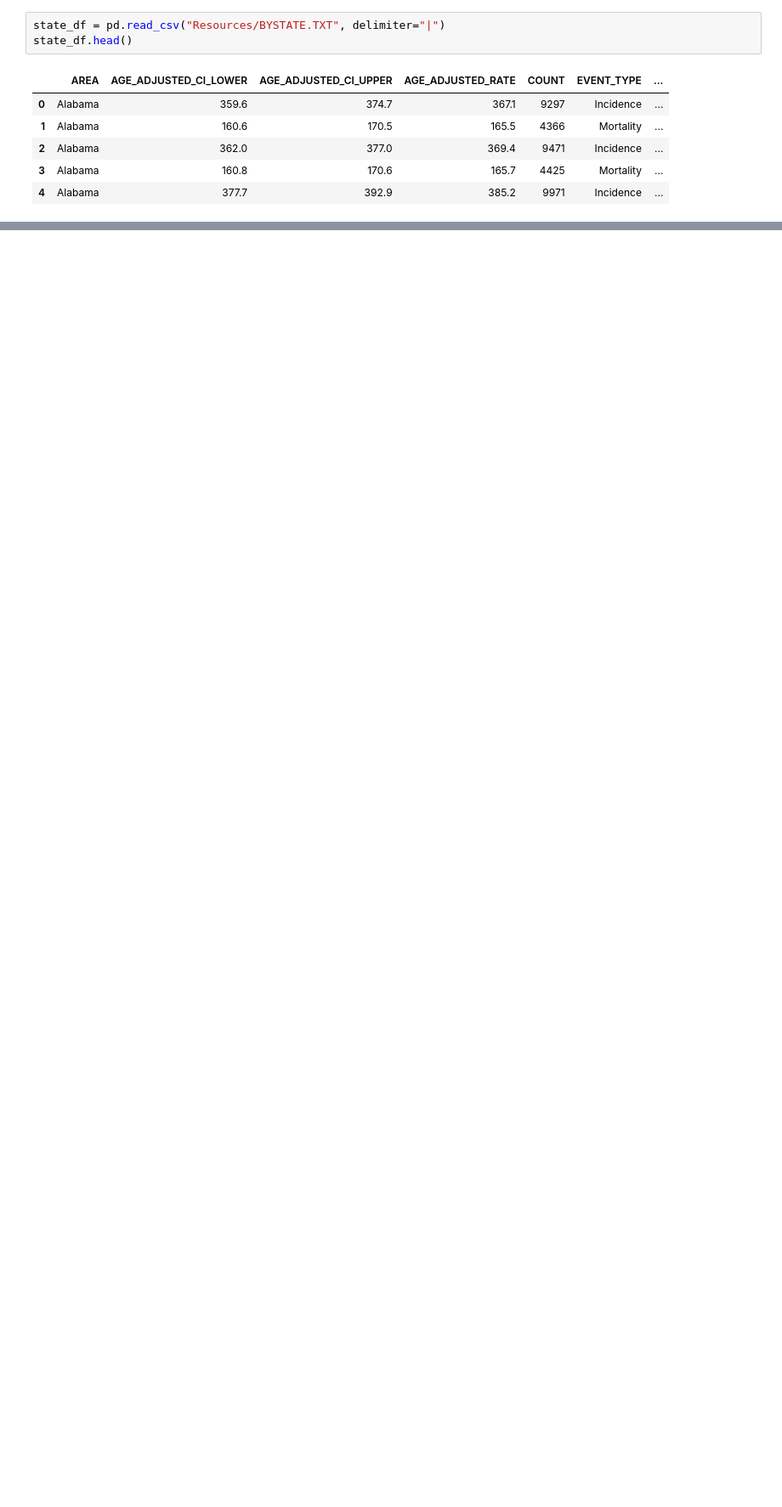
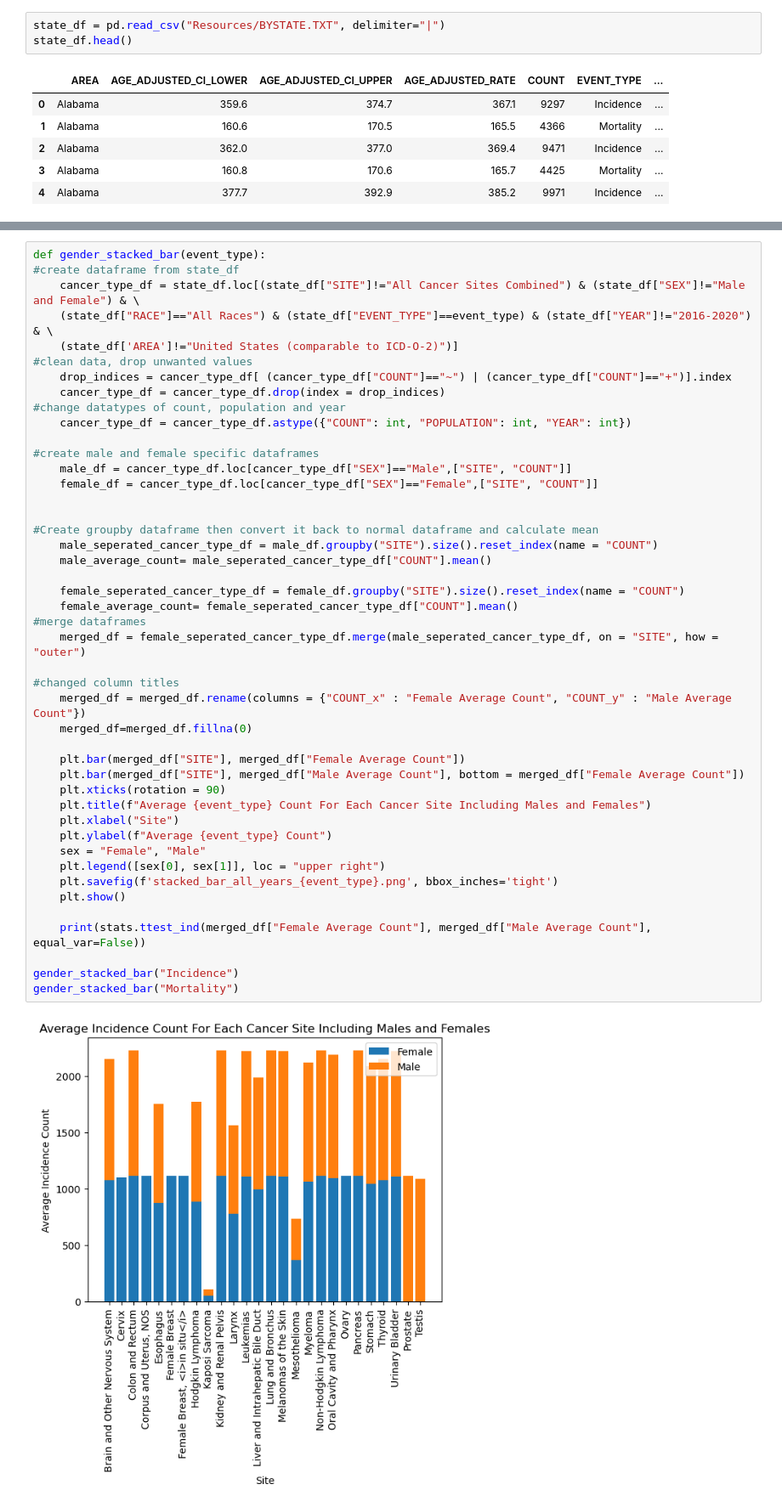
Before and after one commit to cassidyschul/American_cancer_stats, a Jupyter notebook: script_CMS.ipynb, the cells around one changed output, grey strips where cells are left out. Shown at 85% size. Saved outputs shown, nothing was run; the diff lists cells and outputs as text; blank space fills up the shorter version.

```diff
--- a/script_CMS.ipynb
+++ b/script_CMS.ipynb
@@ -135,0 +137,47 @@ all_cancer_gender("Mortality", "Male", 125)
+# %%
+def gender_stacked_bar(event_type):
+#create dataframe from state_df
+    cancer_type_df = state_df.loc[(state_df["SITE"]!="All Cancer Sites Combined") & (state_df["SEX"]!="Male and Female") & \
+    (state_df["RACE"]=="All Races") & (state_df["EVENT_TYPE"]==event_type) & (state_df["YEAR"]!="2016-2020") & \
+    (state_df['AREA']!="United States (comparable to ICD-O-2)")]
+#clean data, drop unwanted values
+    drop_indices = cancer_type_df[ (cancer_type_df["COUNT"]=="~") | (cancer_type_df["COUNT"]=="+")].index
+    cancer_type_df = cancer_type_df.drop(index = drop_indices)
+#change datatypes of count, population and year
+    cancer_type_df = cancer_type_df.astype({"COUNT": int, "POPULATION": int, "YEAR": int})
+
+#create male and female specific dataframes
+    male_df = cancer_type_df.loc[cancer_type_df["SEX"]=="Male",["SITE", "COUNT"]]
+    female_df = cancer_type_df.loc[cancer_type_df["SEX"]=="Female",["SITE", "COUNT"]]
+
+
+#Create groupby dataframe then convert it back to normal dataframe and calculate mean
+    male_seperated_cancer_type_df = male_df.groupby("SITE").size().reset_index(name = "COUNT")
+    male_average_count= male_seperated_cancer_type_df["COUNT"].mean()
+
+    female_seperated_cancer_type_df = female_df.groupby("SITE").size().reset_index(name = "COUNT")
+    female_average_count= female_seperated_cancer_type_df["COUNT"].mean()
+#merge dataframes
+    merged_df = female_seperated_cancer_type_df.merge(male_seperated_cancer_type_df, on = "SITE", how = "outer")
+
+#changed column titles
+    merged_df = merged_df.rename(columns = {"COUNT_x" : "Female Average Count", "COUNT_y" : "Male Average Count"})
+    merged_df=merged_df.fillna(0)
+
+    plt.bar(merged_df["SITE"], merged_df["Female Average Count"])
+    plt.bar(merged_df["SITE"], merged_df["Male Average Count"], bottom = merged_df["Female Average Count"])
+    plt.xticks(rotation = 90)
+    plt.title(f"Average {event_type} Count For Each Cancer Site Including Males and Females")
+    plt.xlabel("Site")
+    plt.ylabel(f"Average {event_type} Count")
+    sex = "Female", "Male"
+    plt.legend([sex[0], sex[1]], loc = "upper right")
+    plt.savefig(f'stacked_bar_all_years_{event_type}.png', bbox_inches='tight')
+    plt.show()
+
+    print(stats.ttest_ind(merged_df["Female Average Count"], merged_df["Male Average Count"], equal_var=False))
+
+gender_stacked_bar("Incidence")
+gender_stacked_bar("Mortality")
+# %% [output]
+[figure, added]
```
Also changed, not shown: parts of 4 cells of this notebook, 15 other files.
